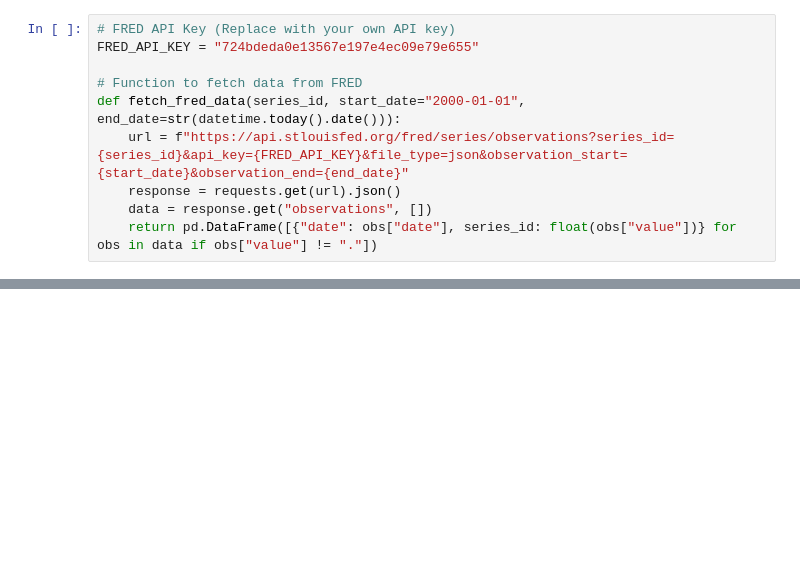
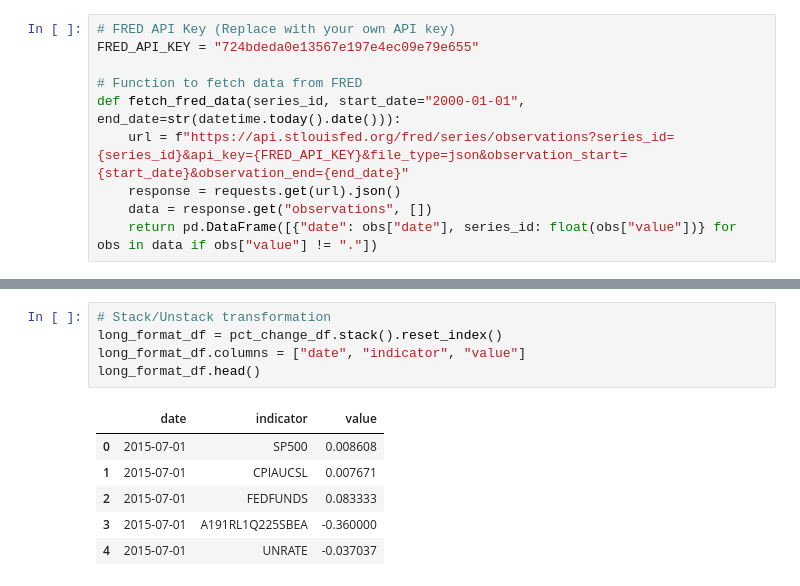
Before and after one commit to sadiq937/Shaik_DM, a Jupyter notebook: PS4.ipynb, the cells around one changed output, grey strips where cells are left out. Drawn from its saved outputs; the diff is of its cells as text; blank space fills up the shorter version.

```diff
--- a/PS4.ipynb
+++ b/PS4.ipynb
@@ -132,0 +143,12 @@ df
+# %%
+# Stack/Unstack transformation
+long_format_df = pct_change_df.stack().reset_index()
+long_format_df.columns = ["date", "indicator", "value"]
+long_format_df.head()
+# %% [output]
+|  | date | indicator | value |
+| 0 | 2015-07-01 | SP500 | 0.008608 |
+| 1 | 2015-07-01 | CPIAUCSL | 0.007671 |
+| 2 | 2015-07-01 | FEDFUNDS | 0.083333 |
+| 3 | 2015-07-01 | A191RL1Q225SBEA | -0.360000 |
+| 4 | 2015-07-01 | UNRATE | -0.037037 |
```
Also changed, not shown: parts of 10 cells of this notebook.
